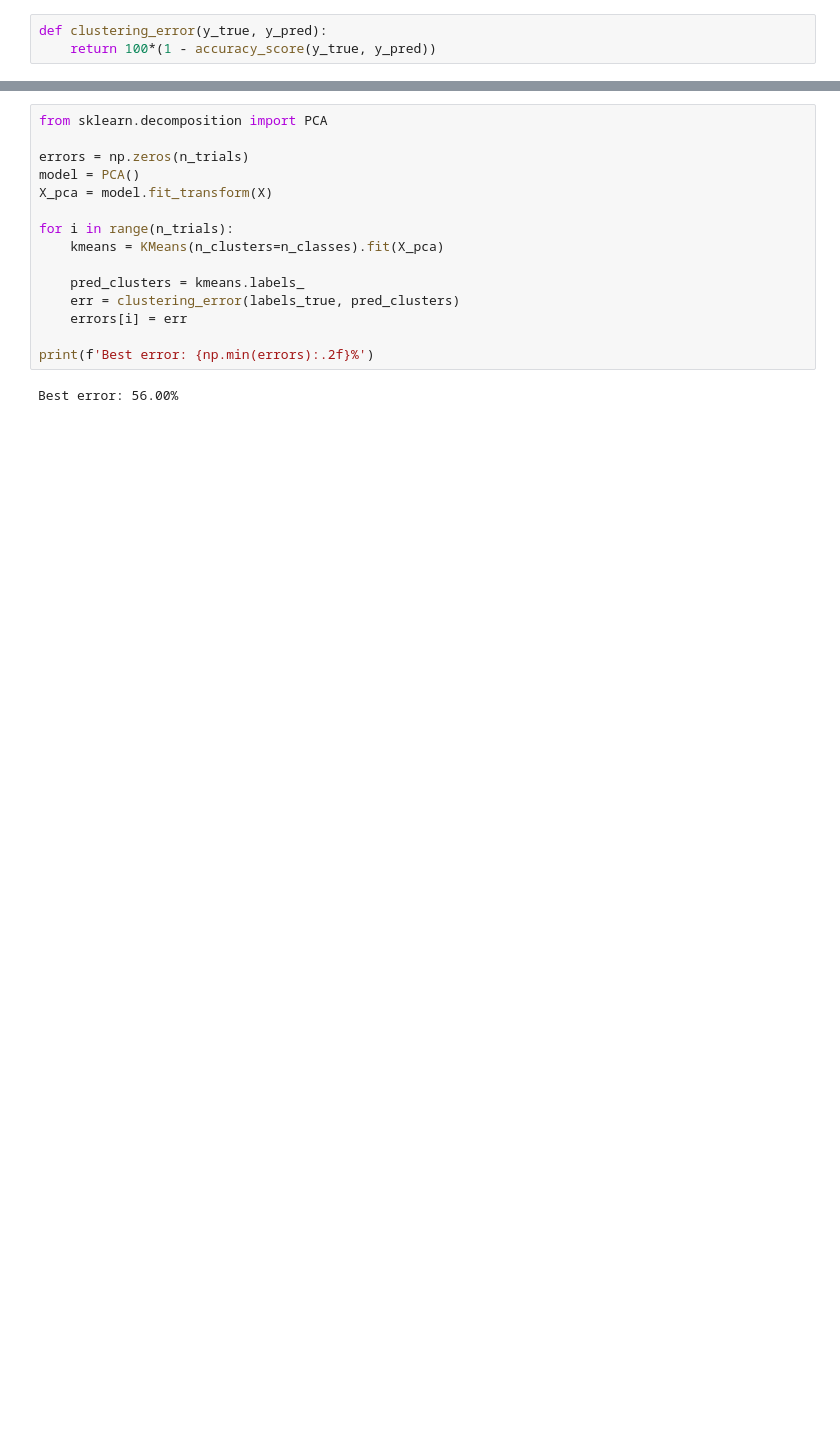
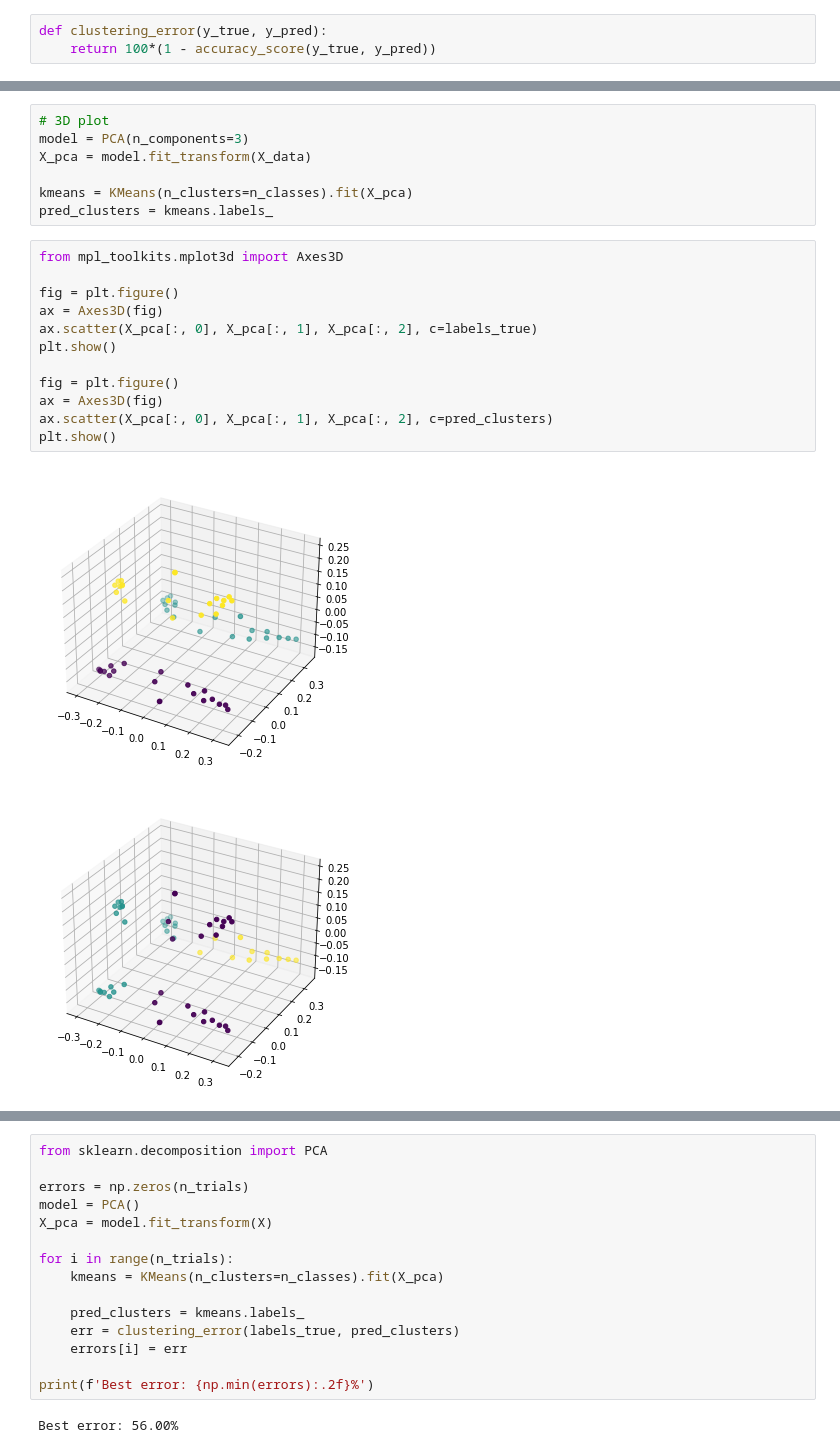
Before and after one commit to alexandrelutt/r_pca_project, a Jupyter notebook: test_clustering.ipynb, the cells around one changed output, grey strips where cells are left out. Drawn from its saved outputs; the diff is of its cells as text; blank space fills up the shorter version.

```diff
--- a/test_clustering.ipynb
+++ b/test_clustering.ipynb
@@ -18,0 +407,22 @@ def clustering_error(y_true, y_pred):
+# %%
+# 3D plot
+model = PCA(n_components=3)
+X_pca = model.fit_transform(X_data)
+
+kmeans = KMeans(n_clusters=n_classes).fit(X_pca)
+pred_clusters = kmeans.labels_
+# %%
+from mpl_toolkits.mplot3d import Axes3D
+
+fig = plt.figure()
+ax = Axes3D(fig)
+ax.scatter(X_pca[:, 0], X_pca[:, 1], X_pca[:, 2], c=labels_true)
+plt.show()
+
+fig = plt.figure()
+ax = Axes3D(fig)
+ax.scatter(X_pca[:, 0], X_pca[:, 1], X_pca[:, 2], c=pred_clusters)
+plt.show()
+# %% [output]
+[figure, added]
+[figure, added]
```
Also changed, not shown: parts of 52 cells of this notebook, 2 other files.
